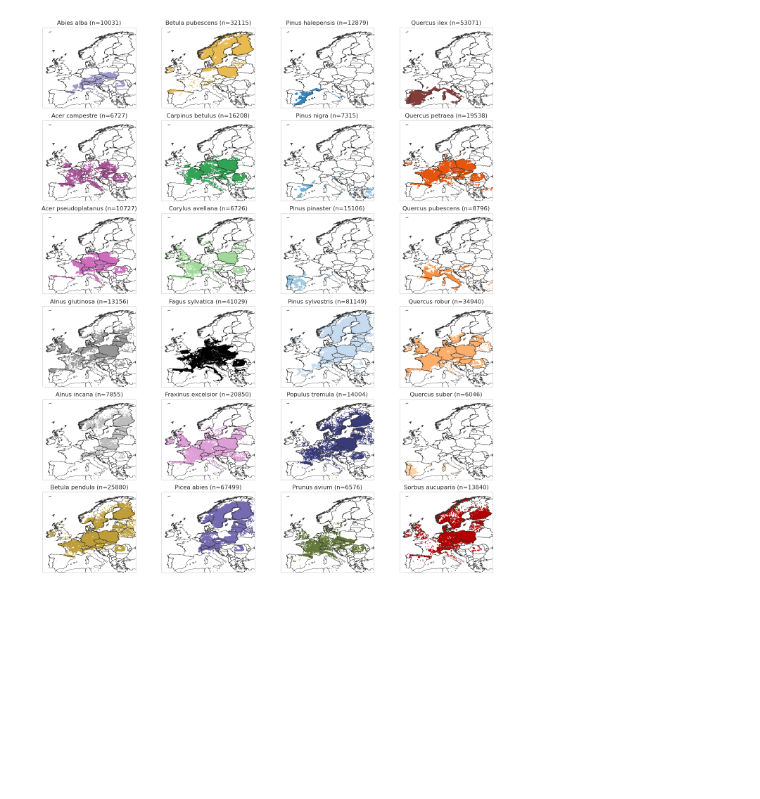
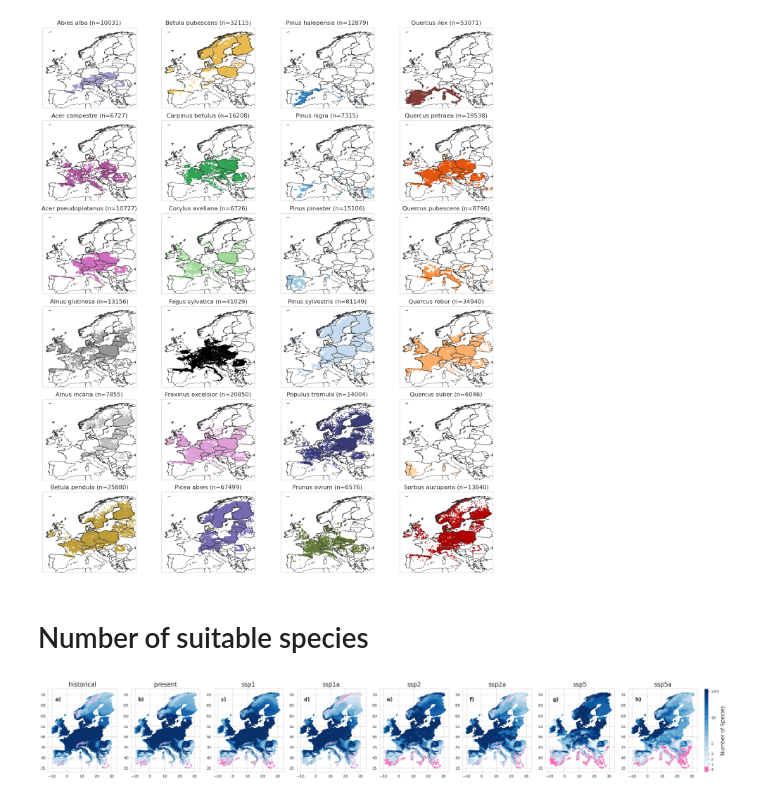
Before and after one commit to k-gregor/amoc_forestry, a Jupyter notebook: input_data.ipynb, the cells around one changed output. Drawn from its saved outputs; the diff is of its cells as text; code cells hidden in the pictures; blank space fills up the shorter version.

Commit message:
all plots from paper now reproducible

```diff
--- a/input_data.ipynb
+++ b/input_data.ipynb
@@ -67,3 +54,7 @@ for j in range(4):
 plt.tight_layout()
 # %% [output]
 [figure]
+# %% [markdown]
+# Number of suitable species
+# %%
+df_final_from_disk = pd.read_csv('data/all_data_newamoc_with_present_and_historical_every_100.csv', sep=';')
@@ -69,0 +111,61 @@ plt.tight_layout()
+# %%
+df_uncertainty['area'] = df_uncertainty['y'].map(lambda x: amoc_comp.get_area_for_lon_and_lat_with_formulas_specific_gc_size(x, CLIMATE_DATA_RES, CLIMATE_DATA_RES))
+total_weighted_means = {
+    col: (df_uncertainty[col] * df_uncertainty['area']).sum() / df_uncertainty['area'].sum()
+    for col in col_list.keys()
+}
+total_weighted_std = {
+    col: np.sqrt(
+        (
+                df_uncertainty['area'] *
+                (df_uncertainty[col] - total_weighted_means[col])**2
+        ).sum() / df_uncertainty['area'].sum()
+    )
+    for col in col_list.keys()
+}
+# %%
+importlib.reload(amoc_plots)
+
+fig, ax = plt.subplots(1, len(scenarios), figsize=(len(scenarios)*4, 4))
+for i, scenario in enumerate(scenarios):
+    ax[i].scatter(df_uncertainty['x'], df_uncertainty['y'], c=df_uncertainty[f'num_species_gt0_{scenario}'], cmap='viridis', vmin=0, vmax=10, s=1)
+    sc = ax[i].scatter(
+        df_uncertainty['x'],
+        df_uncertainty['y'],
+        c=df_uncertainty[f'num_species_gt0_{scenario}'],
+        s=1,
+        cmap=amoc_plots.blues_pink,
+        norm=amoc_plots.blues_pink_norm_15
+    )
+    ax[i].set_title(scenario, fontsize=16)
+
+    label = f"{chr(97 + i)})"  # chr(97) = 'a'
+    ax[i].text(
+        0.1, 0.9,                # X,Y position in axes coords (adjust as needed)
+        label,
+        transform=ax[i].transAxes, # Use axes coords
+        fontsize=14,
+        fontweight='bold',
+        ha='left', va='top'
+    )
+
+vmin=0
+vmax=15
+
+boundaries = np.arange(vmin - 0.5, vmax + 1.5, 1)
+# Colorbar with custom ticks
+cbar = fig.colorbar(
+    mpl.cm.ScalarMappable(cmap=amoc_plots.blues_pink, norm=amoc_plots.blues_pink_norm_15),
+    ax=ax,
+    boundaries=boundaries,
+    orientation='vertical',
+    fraction=0.02,
+    pad=0.01
+)
+cbar.set_label('Number of Species', fontsize=14)
+
+tick_values = [0, 1, 2, 3, 5, 10, 15]
+cbar.set_ticks(tick_values)
+cbar.set_ticklabels([str(v) if v < 15 else '≥15' for v in tick_values])
+# %% [output]
+[figure, added]
```
Also changed, not shown: parts of 4 cells of this notebook, 4 other files.
